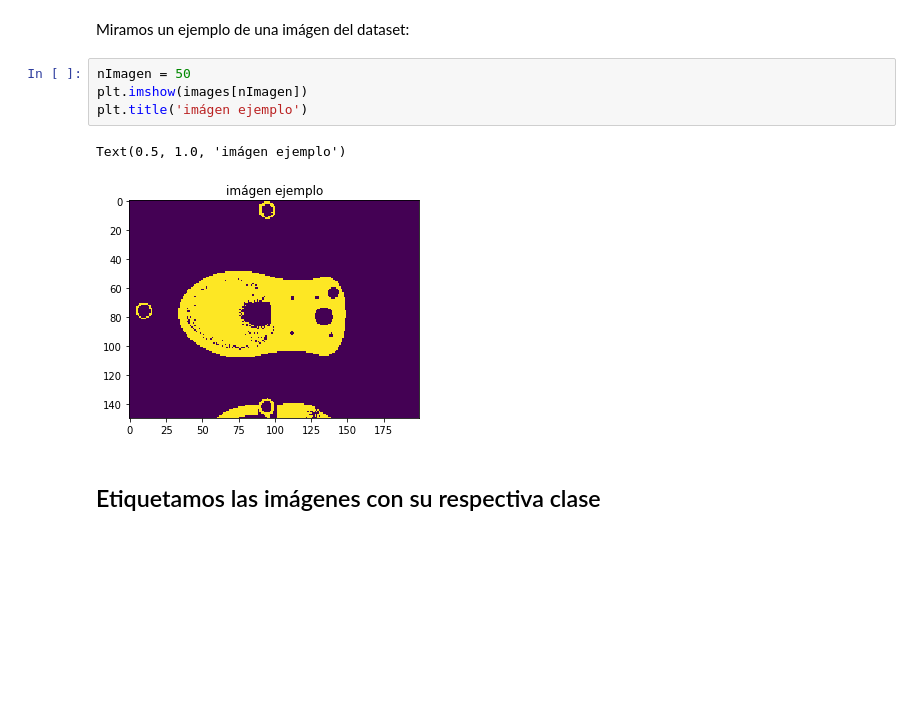
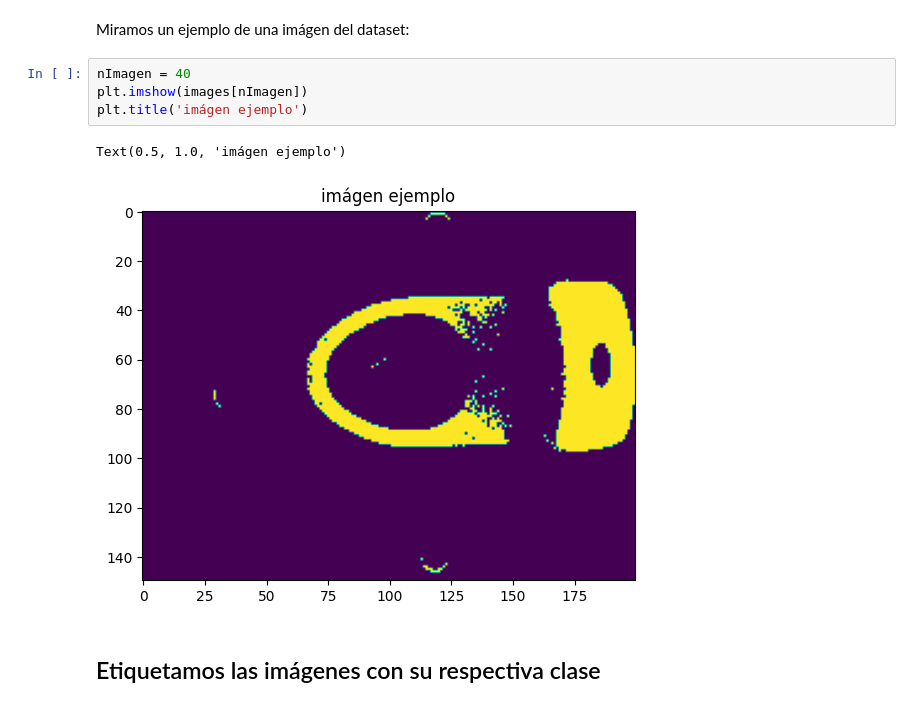
Before and after one commit to Jjat00/Clasificador-Sanitarios-CNN-Keras, a Jupyter notebook: SanitaryClassification.ipynb, the cells around one changed output. Saved outputs shown, nothing was run; the diff lists cells and outputs as text; blank space fills up the shorter version.

```diff
--- a/SanitaryClassification.ipynb
+++ b/SanitaryClassification.ipynb
@@ -51,12 +51,12 @@ suma Total de imagenes en subdirs: 398
 # %% [markdown]
 Miramos un ejemplo de una imágen del dataset:
 # %%
-nImagen = 50
+nImagen = 40
 plt.imshow(images[nImagen])
 plt.title('imágen ejemplo')
 # %% [output]
 Text(0.5, 1.0, 'imágen ejemplo')
-[figure, old version]
+[figure, new version]
 # %% [markdown]
 ## Etiquetamos las imágenes con su respectiva clase
 # %% [markdown]
```
Also changed, not shown: parts of 13 cells of this notebook, 7 other files.
